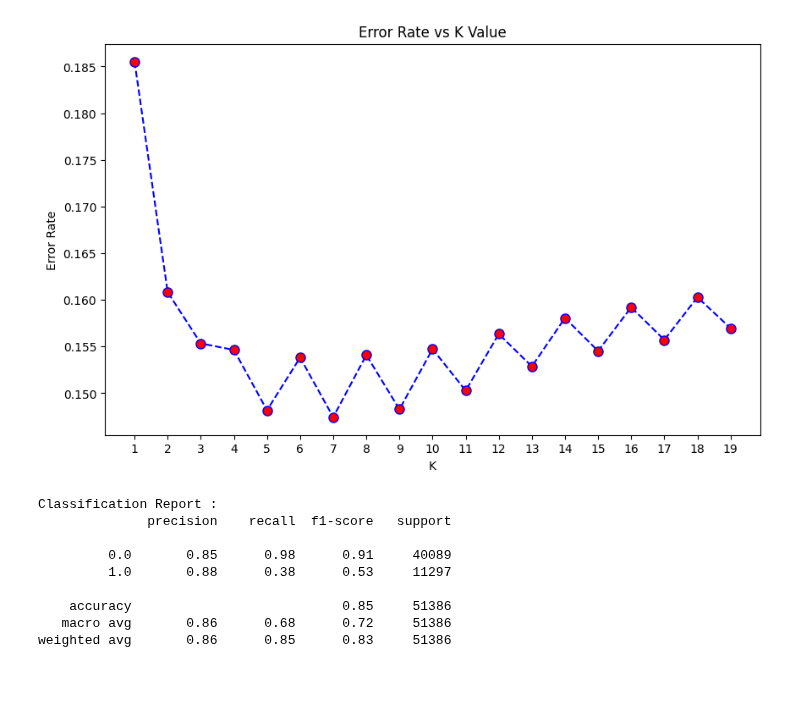
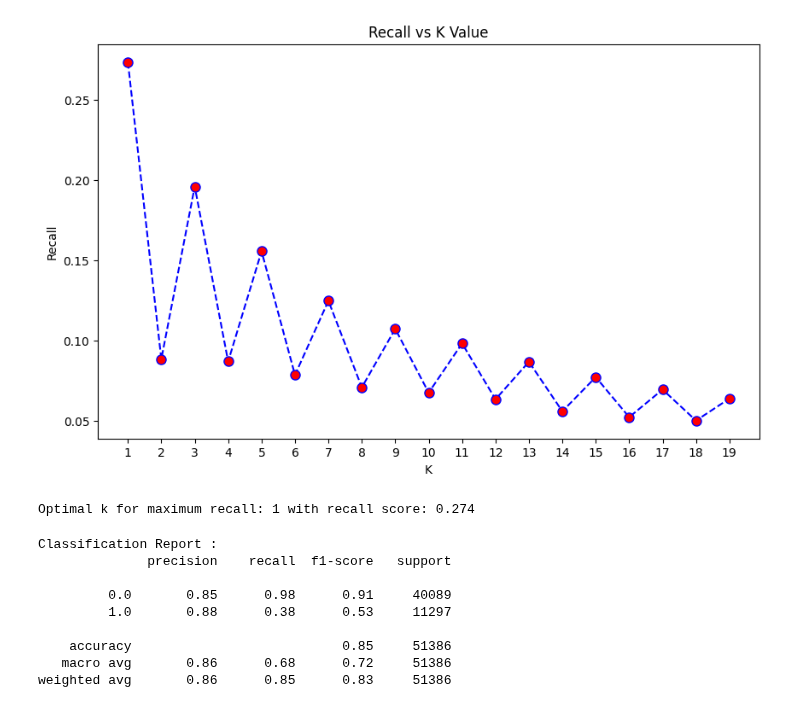
Before and after one commit to tanhl30/HE4045_Project, a Jupyter notebook: 2. Machine Learning A/KNN & SVM.ipynb, the cells around one changed output. Saved outputs shown, nothing was run; the diff lists cells and outputs as text; code cells hidden in the pictures; blank space fills up the shorter version.

```diff
--- a/2. Machine Learning A/KNN & SVM.ipynb
+++ b/2. Machine Learning A/KNN & SVM.ipynb
@@ -75,15 +98,34 @@ for k in range(1 ,20):
-# %%
-# Plotting the error rate vs k values
-import numpy as np
-plt.figure(figsize=(10,6))
-plt.plot(range(1, 20), error_rate, color='blue', linestyle='dashed', marker='o', markerfacecolor='red', markersize=8)
-plt.title('Error Rate vs K Value')
-plt.xlabel('K')
-plt.ylabel('Error Rate')
-plt.xticks(np.arange(1, 20, 1))
-plt.show()
-# %% [output]
-[figure, removed]
+# %%
+from sklearn.neighbors import KNeighborsClassifier
+from sklearn.metrics import recall_score
+
+# List to store recall scores for each k
+recall_scores = []
+
+for k in range(1, 20):
+    knn = KNeighborsClassifier(n_neighbors=k)
+    knn.fit(X_train, y_train)  # Fit the model with training data
+    y_pred = knn.predict(X_test)  # Predict on test data
+
+    # Calculate recall and add to list
+    recall = recall_score(y_test, y_pred)
+    recall_scores.append(recall)
+
+# Plotting recall vs k values
+plt.figure(figsize=(10, 6))
+plt.plot(range(1, 20), recall_scores, color='blue', linestyle='dashed', marker='o', markerfacecolor='red', markersize=8)
+plt.title('Recall vs K Value')
+plt.xlabel('K')
+plt.ylabel('Recall')
+plt.xticks(np.arange(1, 20, 1))
+plt.show()
+
+# Find and print the optimal k
+optimal_k = np.argmax(recall_scores) + 1  # +1 because index starts at 0
+print(f"Optimal k for maximum recall: {optimal_k} with recall score: {max(recall_scores):.3f}")
+# %% [output]
+[figure, added]
+Optimal k for maximum recall: 1 with recall score: 0.274
 # %%
 knn = KNeighborsClassifier(n_neighbors=7)
 knn.fit(X_train,y_train)
```
Also changed, not shown: parts of 8 cells of this notebook.
